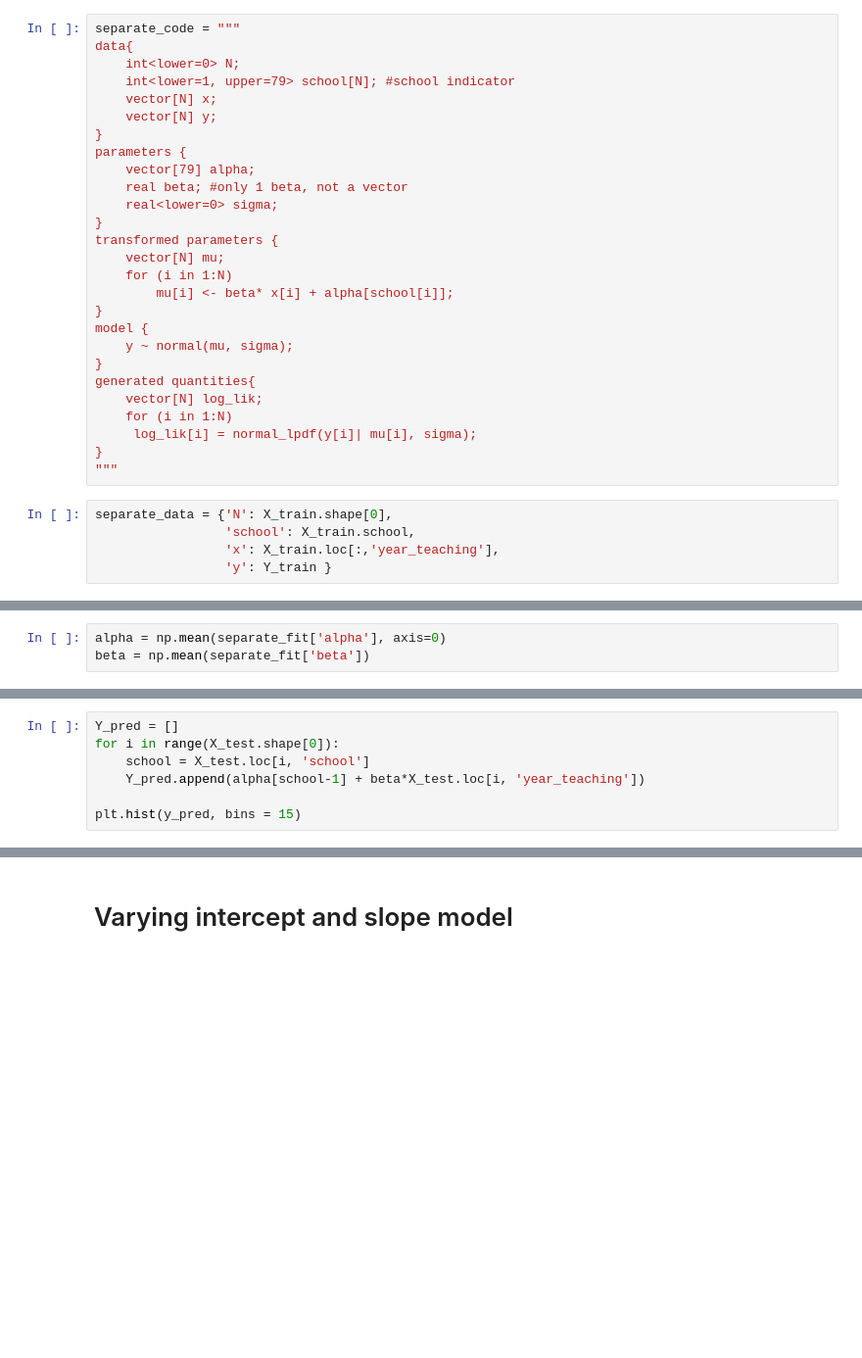
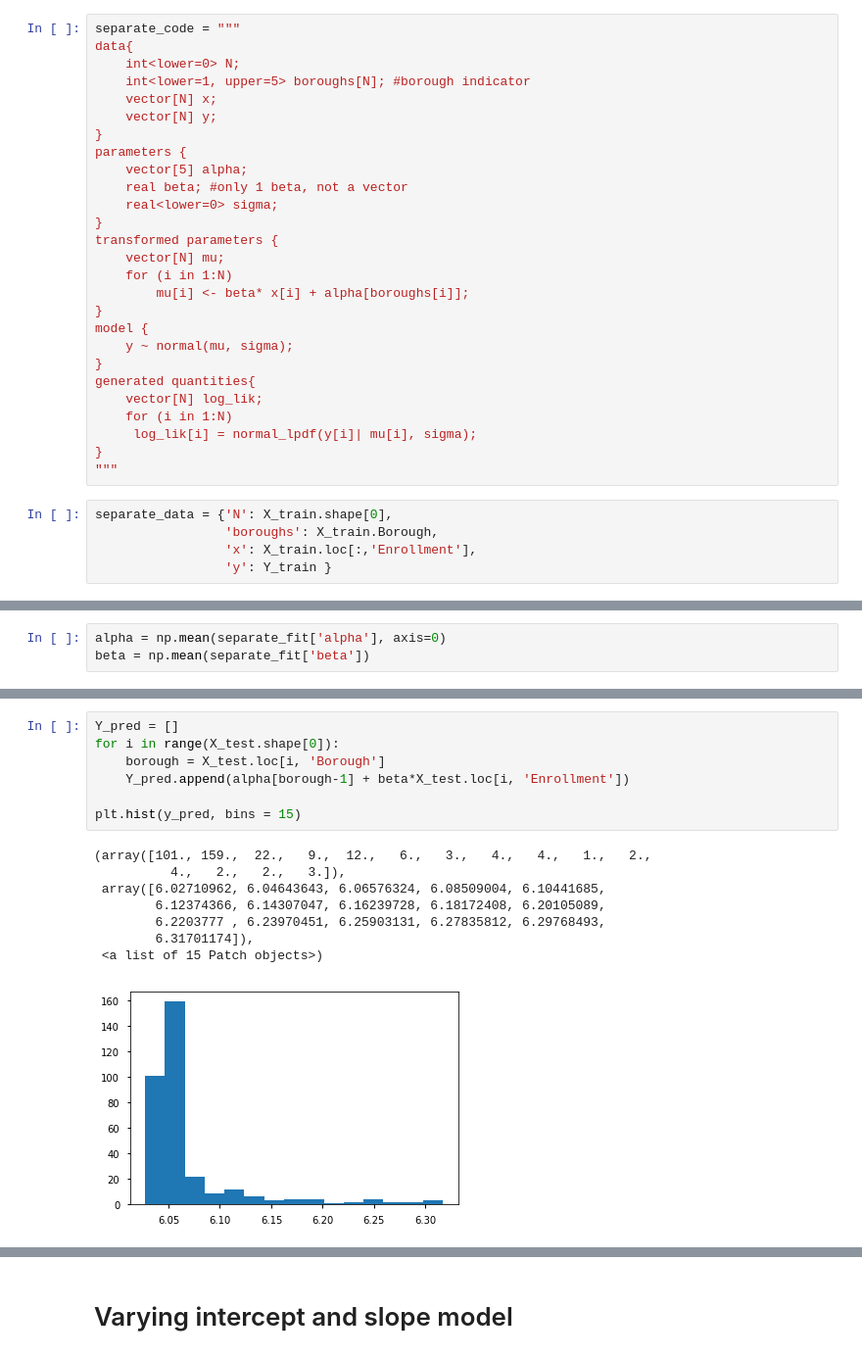
Before and after one commit to cthai721/bda-project, a Jupyter notebook: NYC Public Schools.ipynb, the cells around one changed output, grey strips where cells are left out. Shown at 98% size. Saved outputs shown, nothing was run; the diff lists cells and outputs as text; blank space fills up the shorter version.

```diff
--- a/NYC Public Schools.ipynb
+++ b/NYC Public Schools.ipynb
@@ -438,19 +471,19 @@ round(MSE(Y_test, y_pred),3)
 separate_code = """
 data{
     int<lower=0> N;
-    int<lower=1, upper=79> school[N]; #school indicator
+    int<lower=1, upper=5> boroughs[N]; #borough indicator
     vector[N] x;
     vector[N] y;
 }
 parameters {
-    vector[79] alpha;
+    vector[5] alpha;
     real beta; #only 1 beta, not a vector
     real<lower=0> sigma;
 }
 transformed parameters {
     vector[N] mu;
     for (i in 1:N)
-        mu[i] <- beta* x[i] + alpha[school[i]];
+        mu[i] <- beta* x[i] + alpha[boroughs[i]];
 }
 model {
     y ~ normal(mu, sigma);
@@ -463,8 +496,8 @@ generated quantities{
 """
 # %%
 separate_data = {'N': X_train.shape[0],
-                 'school': X_train.school,
-                 'x': X_train.loc[:,'year_teaching'],
+                 'boroughs': X_train.Borough,
+                 'x': X_train.loc[:,'Enrollment'],
                  'y': Y_train }
 # %%
 separate_fit = pystan.stan(model_code = separate_code, data = separate_data, iter = 1000, chains = 2)
@@ -492,9 +541,18 @@ psisloo.print_summary()
 # %%
 Y_pred = []
 for i in range(X_test.shape[0]):
-    school = X_test.loc[i, 'school']
-    Y_pred.append(alpha[school-1] + beta*X_test.loc[i, 'year_teaching'])
+    borough = X_test.loc[i, 'Borough']
+    Y_pred.append(alpha[borough-1] + beta*X_test.loc[i, 'Enrollment'])
 
 plt.hist(y_pred, bins = 15)
+# %% [output]
+(array([101., 159.,  22.,   9.,  12.,   6.,   3.,   4.,   4.,   1.,   2.,
+          4.,   2.,   2.,   3.]),
+ array([6.02710962, 6.04643643, 6.06576324, 6.08509004, 6.10441685,
+        6.12374366, 6.14307047, 6.16239728, 6.18172408, 6.20105089,
+        6.2203777 , 6.23970451, 6.25903131, 6.27835812, 6.29768493,
+        6.31701174]),
+ <a list of 15 Patch objects>)
+[figure, added]
 # %%
 MAE(Y_pred, Y_test)
```
Also changed, not shown: parts of 27 cells of this notebook.
